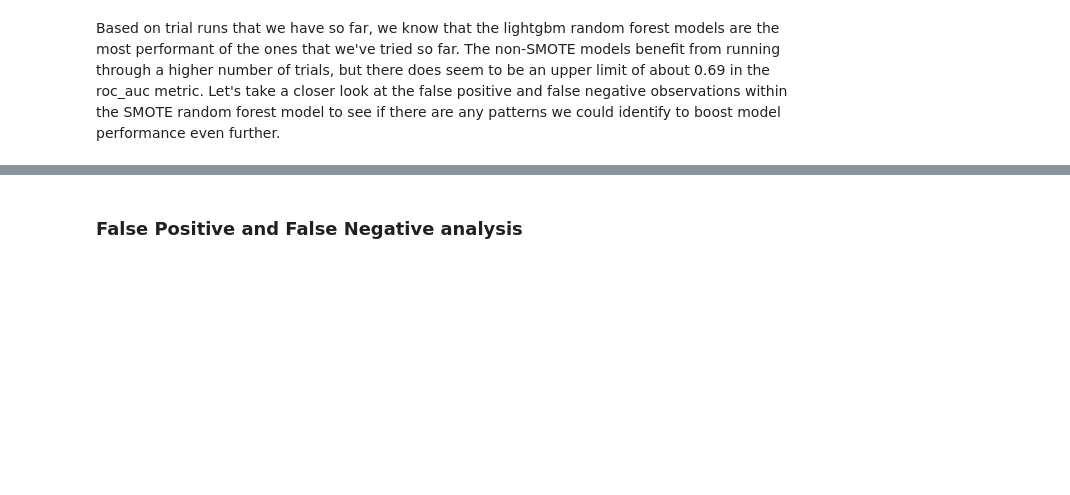
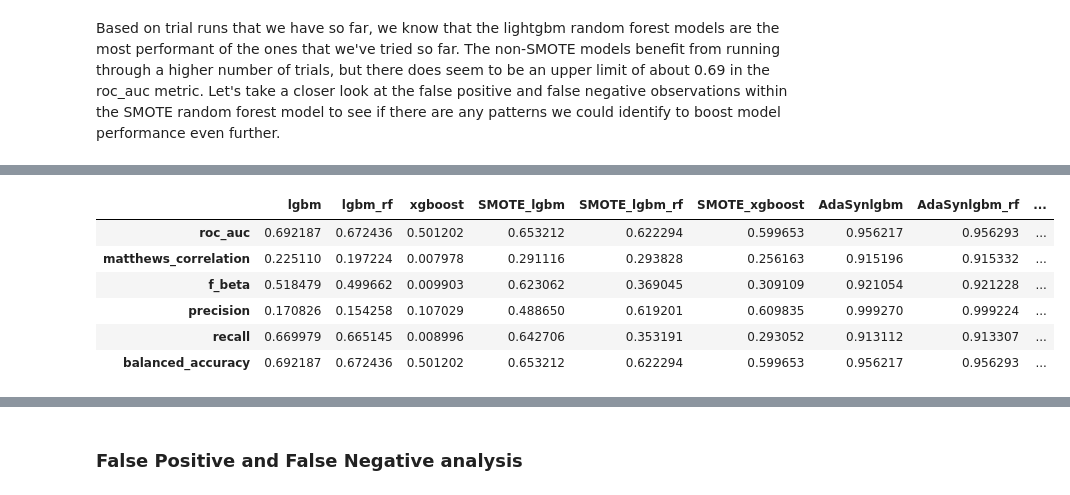
Before and after one commit to lrobin42/Home_Credit_Default_Prediction, a Jupyter notebook: default_prediction.ipynb, the cells around one changed output, grey strips where cells are left out. Saved outputs shown, nothing was run; the diff lists cells and outputs as text; code cells hidden in the pictures; blank space fills up the shorter version.

Commit message:
Add files via upload
Adasyn added, requirements.txt changed

```diff
--- a/default_prediction.ipynb
+++ b/default_prediction.ipynb
@@ -418,0 +432,49 @@ calculate_model_statistics(smote_y_test, predictions)
+# %%
+from imblearn.over_sampling import ADASYN
+adasyn = ADASYN(sampling_strategy='minority', random_state=0)
+ada_x, ada_y = adasyn.fit_resample(x, y)
+
+ada_x_train, ada_x_test, ada_y_train, ada_y_test = train_test_split(
+    ada_x, ada_y, stratify=ada_y, random_state=15
+)
+# %%
+for idx, classifier in enumerate(["lgbm", "lgbm_rf", "xgboost"]):
+    designator = "AdaSyn_" + classifier
+
+    study: Study = create_study(
+        direction="maximize",
+        study_name=(classifier + "\n"),
+        pruner=SuccessiveHalvingPruner(reduction_factor=2),
+        sampler=RandomSampler(seed=42),
+    )
+    study.optimize(
+        lambda trial: objective(classifier, trial, ada_x_train, ada_y_train),
+        n_trials=num_trials,
+    )
+
+    model_specifications[designator] = study.best_params
+
+    if idx <= 1:
+        ada_model = LGBMClassifier(**study.best_params, device="gpu")
+    else:
+        ada_model = XGBClassifier(
+            **study.best_params,
+            tree_method="gpu_hist",
+            predictor="gpu_predictor",
+            device="gpu",
+        )
+    ada_model.fit(ada_x_train, ada_y_train)
+    predictions: NDArray = ada_model.predict(ada_x_test)
+
+    model_performance[designator] = calculate_model_statistics(
+        ada_y_test, predictions
+    )
+model_performance
+# %% [output]
+|  | lgbm | lgbm_rf | xgboost | SMOTE_lgbm | SMOTE_lgbm_rf | SMOTE_xgboost | AdaSynlgbm | AdaSynlgbm_rf | ... |
+| roc_auc | 0.692187 | 0.672436 | 0.501202 | 0.653212 | 0.622294 | 0.599653 | 0.956217 | 0.956293 | ... |
+| matthews_correlation | 0.225110 | 0.197224 | 0.007978 | 0.291116 | 0.293828 | 0.256163 | 0.915196 | 0.915332 | ... |
+| f_beta | 0.518479 | 0.499662 | 0.009903 | 0.623062 | 0.369045 | 0.309109 | 0.921054 | 0.921228 | ... |
+| precision | 0.170826 | 0.154258 | 0.107029 | 0.488650 | 0.619201 | 0.609835 | 0.999270 | 0.999224 | ... |
+| recall | 0.669979 | 0.665145 | 0.008996 | 0.642706 | 0.353191 | 0.293052 | 0.913112 | 0.913307 | ... |
+| balanced_accuracy | 0.692187 | 0.672436 | 0.501202 | 0.653212 | 0.622294 | 0.599653 | 0.956217 | 0.956293 | ... |
```
Also changed, not shown: parts of 28 cells of this notebook, 2 other files.
